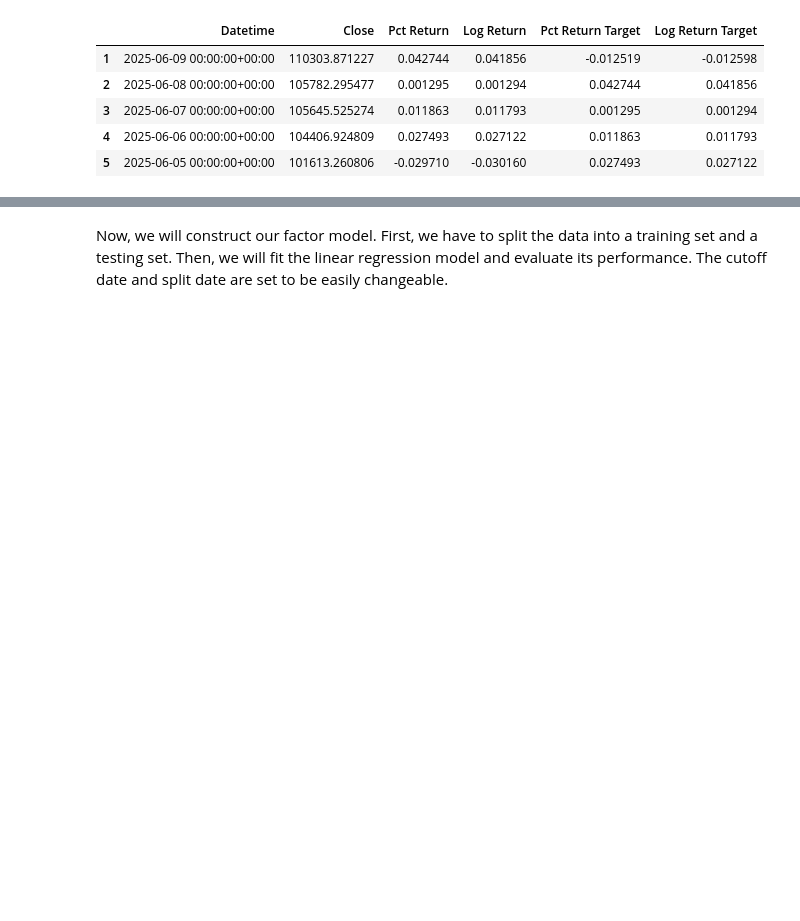
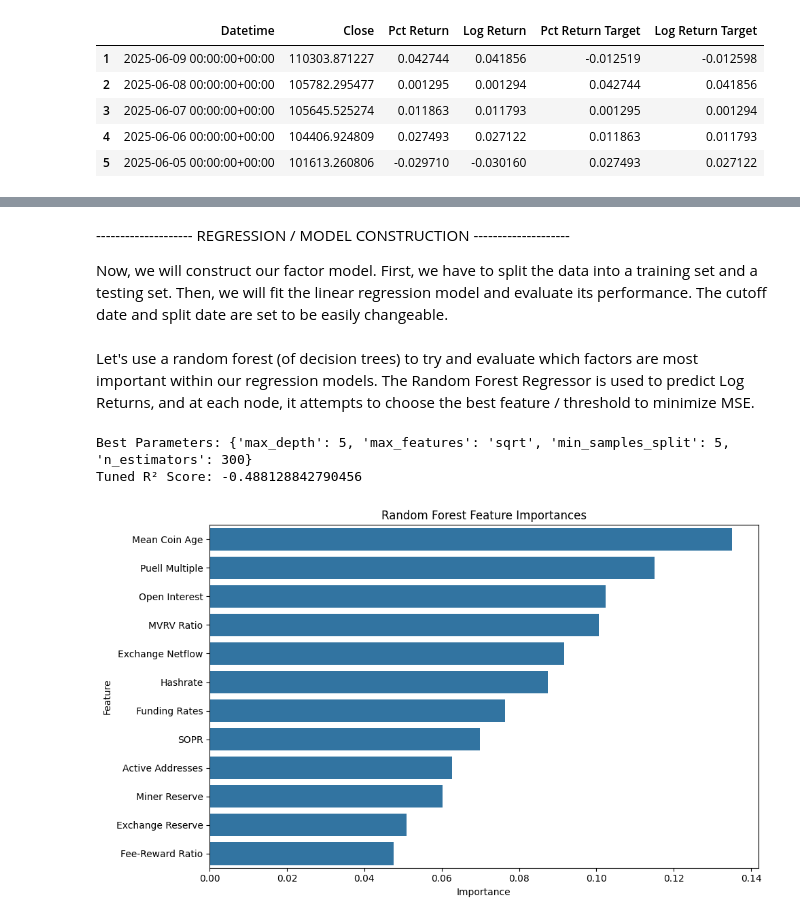
Before and after one commit to sbendre06/Supervised-Learning-BTC-Price-Direction, a Jupyter notebook: Linear Factor Pricing Model/model.ipynb, the cells around one changed output, grey strips where cells are left out. Drawn from its saved outputs; the diff is of its cells as text; code cells hidden in the pictures; blank space fills up the shorter version.

Commit message:
Random Forest on Log Returns

```diff
--- a/Linear Factor Pricing Model/model.ipynb
+++ b/Linear Factor Pricing Model/model.ipynb
@@ -192,4 +192,6 @@ Exchange Reserve    0.014
 SOPR               -0.011
 Name: Log Return Target, dtype: float64
 # %% [markdown]
+-------------------- REGRESSION / MODEL CONSTRUCTION --------------------
+
 Now, we will construct our factor model. First, we have to split the data into a training set and a testing set. Then, we will fit the linear regression model and evaluate its performance. The cutoff date and split date are set to be easily changeable.
@@ -196 +210,34 @@ Now, we will construct our factor model. First, we have to split the data into a
+# %% [markdown]
+Let's use a random forest (of decision trees) to try and evaluate which factors are most important within our regression models. The Random Forest Regressor is used to predict Log Returns, and at each node, it attempts to choose the best feature / threshold to minimize MSE.
+# %%
+param_grid = {
+    'n_estimators': [100, 300, 500],  # number of decision trees
+    'max_depth': [5, 10, 20, None],   # maximum depth of each decision tree
+    'min_samples_split': [2, 5],      # minimum samples required to split an internal node
+    'max_features': ['sqrt', 'log2']  # best split criteria
+}
+
+grid = GridSearchCV(RandomForestRegressor(random_state=42),
+                    param_grid, cv=5, scoring='r2', n_jobs=-1)
+grid.fit(X_train, y_train)
+
+best_rf = grid.best_estimator_
+y_pred = best_rf.predict(X_test)
+print("Best Parameters:", grid.best_params_)
+print("Tuned R² Score:", r2_score(y_test, y_pred))
+
+importances = best_rf.feature_importances_
+features = X.columns
+fi_df = pd.DataFrame({'Feature': features, 'Importance': importances})
+fi_df = fi_df.sort_values(by='Importance', ascending=False)
+
+plt.figure(figsize=(10, 6))
+sns.barplot(data=fi_df, x='Importance', y='Feature')
+plt.title('Random Forest Feature Importances')
+plt.tight_layout()
+plt.show()
+# %% [output]
+Best Parameters: {'max_depth': 5, 'max_features': 'sqrt', 'min_samples_split': 5, 'n_estimators': 300}
+Tuned R² Score: -0.488128842790456
+[figure, added]
 # %%
```
Also changed, not shown: parts of 7 cells of this notebook.
